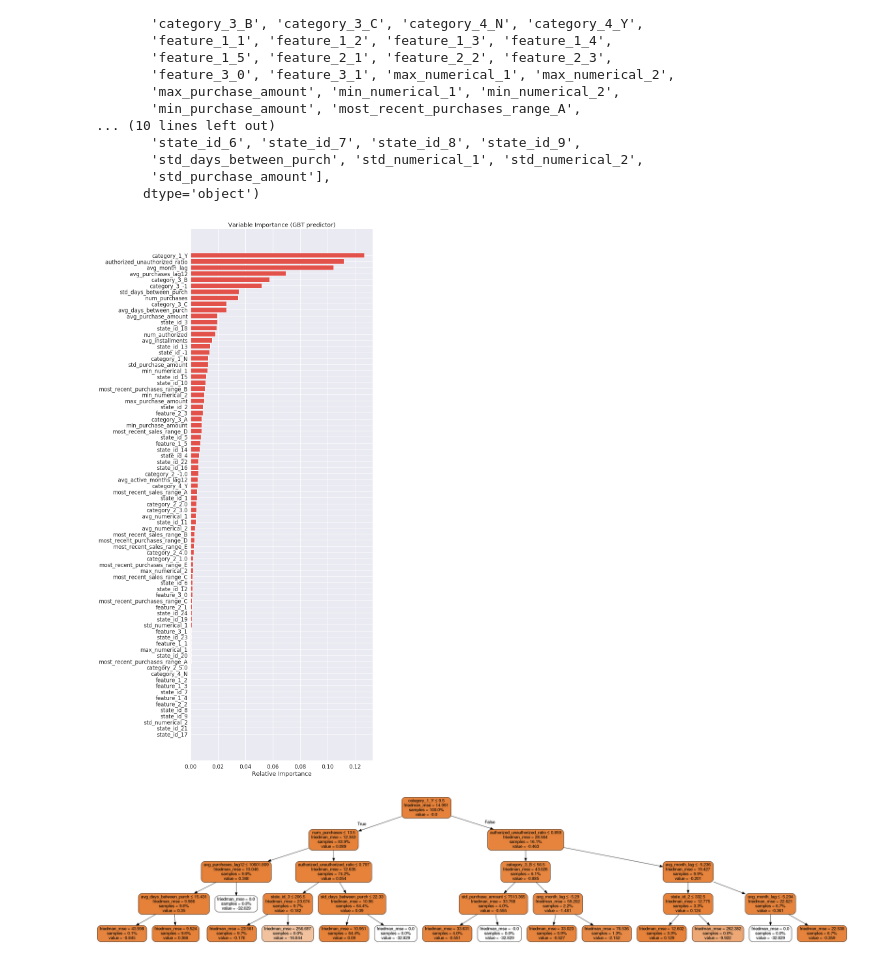
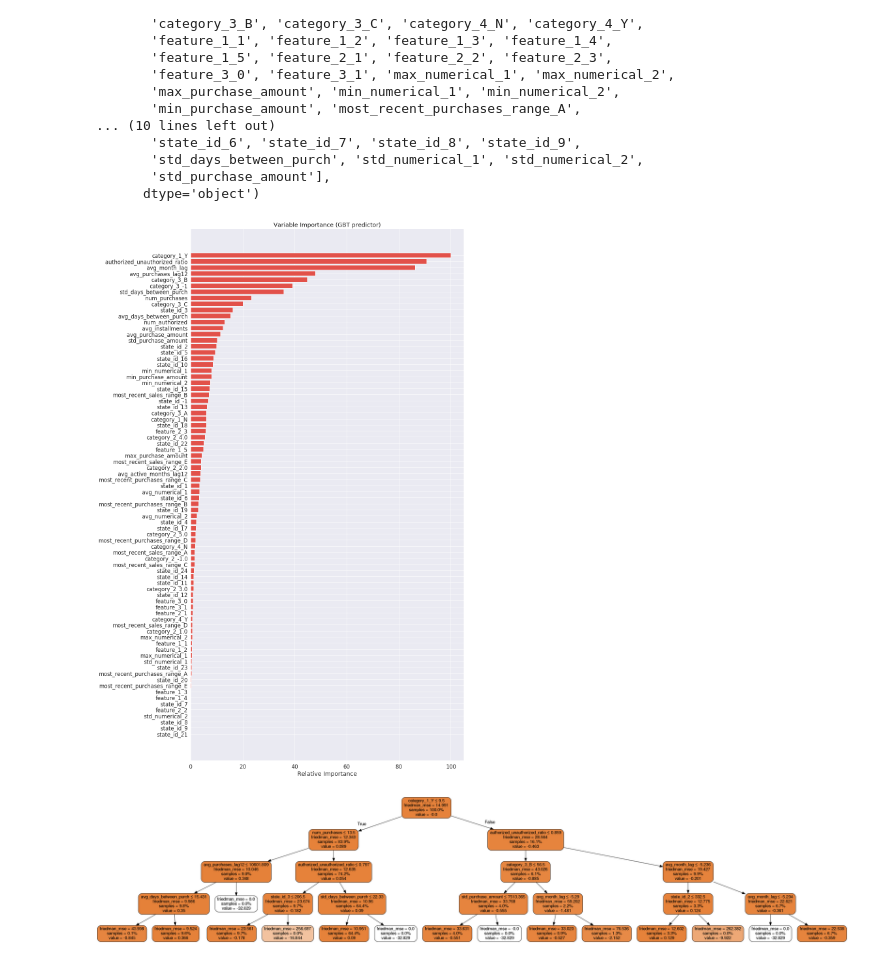
Before and after one commit to nikolaevra/bu425-large-data-cluster-force, a Jupyter notebook: predictors/GBT_and_LR_and_NN.ipynb, the cells around one changed output. Saved outputs shown, nothing was run; the diff lists cells and outputs as text; code cells hidden in the pictures.

```diff
--- a/predictors/GBT_and_LR_and_NN.ipynb
+++ b/predictors/GBT_and_LR_and_NN.ipynb
@@ -208,19 +208,19 @@ feature_importance = clf.feature_importances_
 # %%
 # Normalize feature importances so that they dont
 # just out of the graph.
-# feature_importance = 100.0 * (feature_importance / feature_importance.max())
+feature_importance = 100.0 * (feature_importance / feature_importance.max())
 sorted_idx = np.argsort(feature_importance)
-pos = np.arange(sorted_idx.shape[0]) + .5
+pos = np.arange(sorted_idx.shape[0]) + 0.5
 # %%
-plt.figure(figsize=(10, 30))
+plt.figure(figsize=(15, 30))
 plt.barh(pos, feature_importance[sorted_idx], align='center')
 plt.yticks(pos, final_df[cols_to_use].columns[sorted_idx])
 plt.xlabel('Relative Importance')
 plt.title('Variable Importance (GBT predictor)')
-plt.savefig('variable_importance_gbt.png')
+plt.savefig('../diagrams/variable_importance_gbt.png')
 plt.show()
 # %% [output]
-[figure, old version]
+[figure, new version]
 # %%
 from numpy import loadtxt
 from xgboost import XGBClassifier
```
Also changed, not shown: parts of 3 cells of this notebook, 5 other files.
